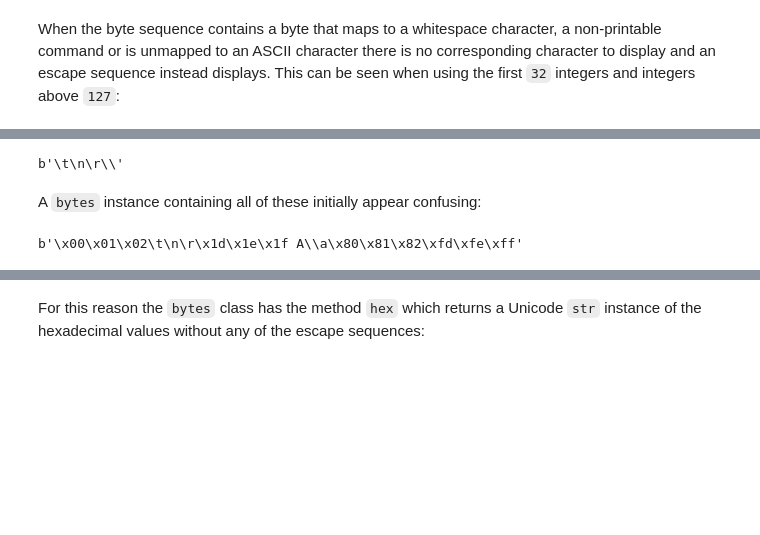
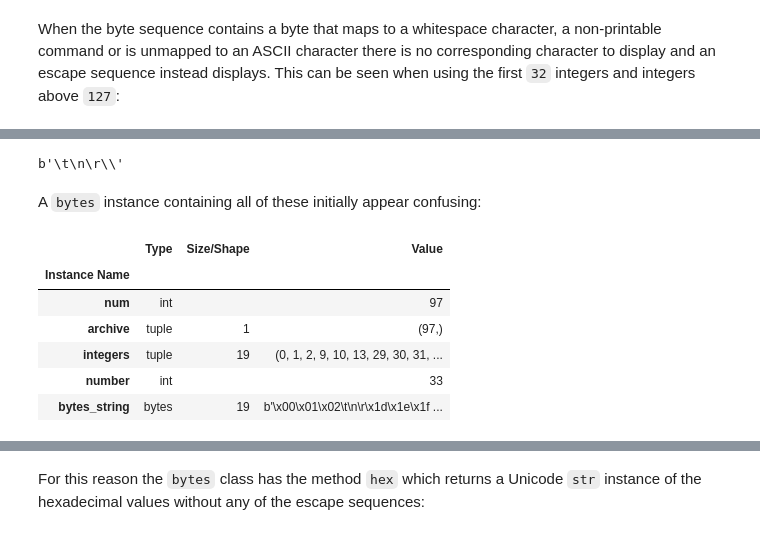
Before and after one commit to PhilipYip1988/python-notebooks, a Jupyter notebook: builtins_module_bytes/notebook.ipynb, the cells around one changed output, grey strips where cells are left out. Drawn from its saved outputs; the diff is of its cells as text; code cells hidden in the pictures; blank space fills up the shorter version.

````diff
--- a/builtins_module_bytes/notebook.ipynb
+++ b/builtins_module_bytes/notebook.ipynb
@@ -538,12 +520,10 @@
 # %%
 integers = (9, 10, 13, 92)
-bytes(integers)
-# %% [output]
-b'\t\n\r\\'
+# %%
+bytes(integers)
+# %% [output]
+b'\t\n\r\\'
 # %% [markdown]
 A ```bytes``` instance containing all of these initially appear confusing:
 # %%
 integers = (0, 1, 2, 9, 10, 13, 29, 30, 31, 32, 65, 92, 97, 128, 129, 130, 253, 254, 255)
-bytes(integers)
-# %% [output]
-b'\x00\x01\x02\t\n\r\x1d\x1e\x1f A\\a\x80\x81\x82\xfd\xfe\xff'
@@ -549,0 +532,10 @@ b'\x00\x01\x02\t\n\r\x1d\x1e\x1f A\\a\x80\x81\x82\xfd\xfe\xff'
+# %%
+variables()
+# %% [output]
+|  | Type | Size/Shape | Value |
+| Instance Name |  |  |  |
+| num | int |  | 97 |
+| archive | tuple | 1 | (97,) |
+| integers | tuple | 19 | (0, 1, 2, 9, 10, 13, 29, 30, 31, ... |
+| number | int |  | 33 |
+| bytes_string | bytes | 19 | b'\x00\x01\x02\t\n\r\x1d\x1e\x1f ... |
````
Also changed, not shown: parts of 198 cells of this notebook.
